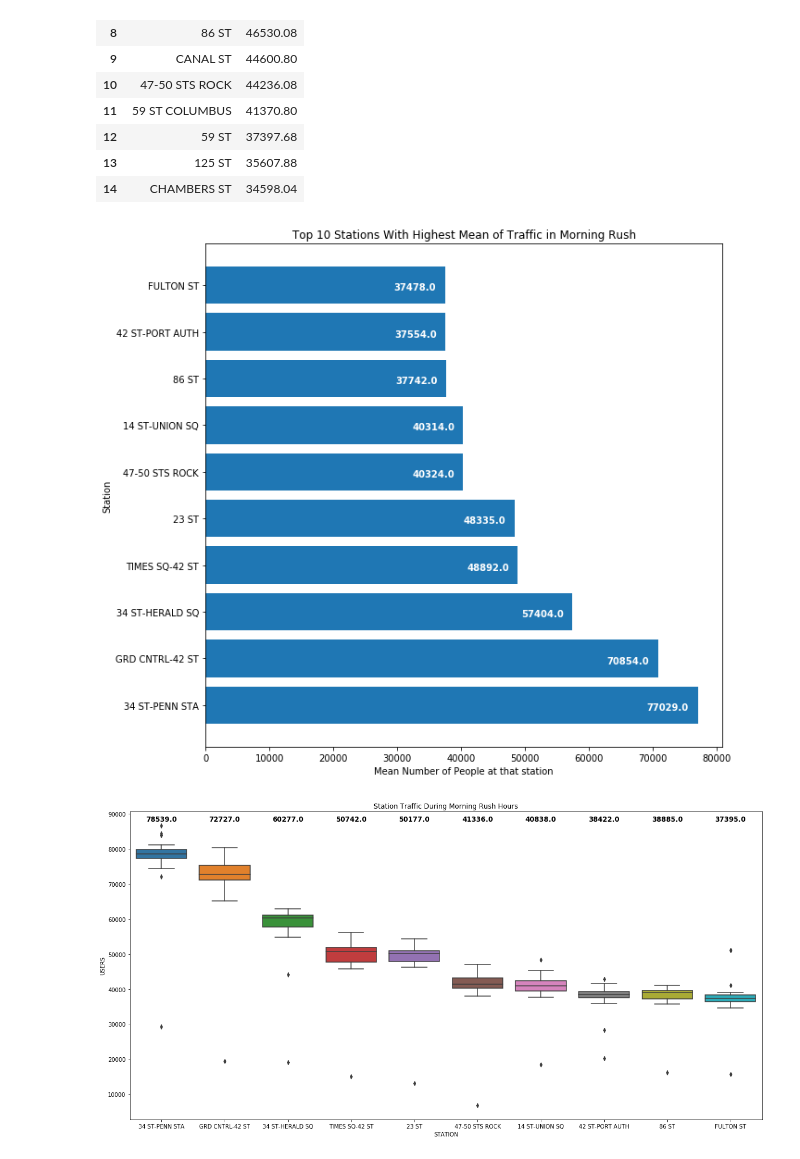
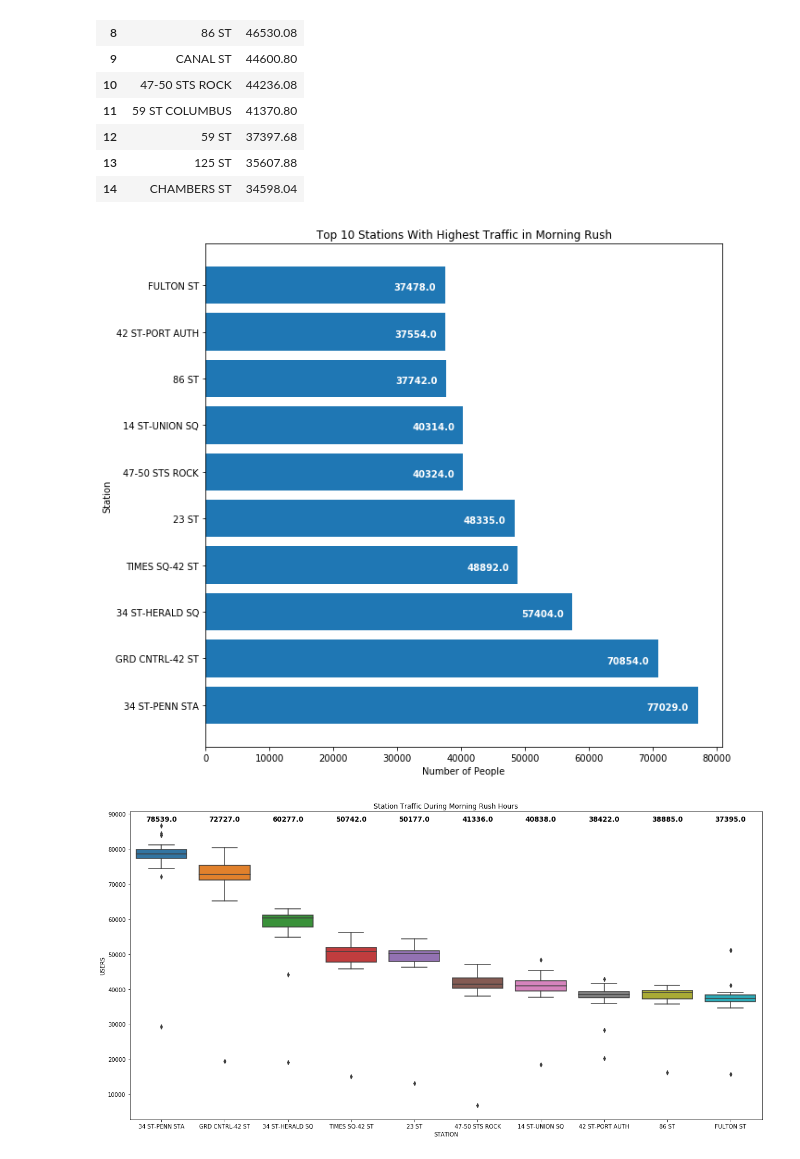
Before and after one commit to jporcaro1771/Gala_Project, a Jupyter notebook: Clean Turnstile Totals.ipynb, the cells around one changed output. Drawn from its saved outputs; the diff is of its cells as text; code cells hidden in the pictures.

```diff
--- a/Clean Turnstile Totals.ipynb
+++ b/Clean Turnstile Totals.ipynb
@@ -548,14 +548,14 @@ top_station_means_afternoon_rush_df.head(15)
 # %%
 plt.figure(figsize=(10,10))
 top_ten_morning_rush_station = top_station_means_morning_rush_df[0:10]
 plt.barh(top_ten_morning_rush_station['STATION'],top_ten_morning_rush_station['mean'])
-plt.xlabel('Mean Number of People at that station')
+plt.xlabel('Number of People')
 plt.ylabel('Station')
-plt.title('Top 10 Stations With Highest Mean of Traffic in Morning Rush')
+plt.title('Top 10 Stations With Highest Traffic in Morning Rush')
 for i, v in enumerate(top_ten_morning_rush_station['mean']):
     plt.text(v-8000, i-0.1, str(np.round(v)), color='white', fontweight='bold')
 # %% [output]
-[figure, old version]
+[figure, new version]
 # %%
 plt.figure(figsize=(20,10))
 
```
Also changed, not shown: parts of 3 cells of this notebook.
